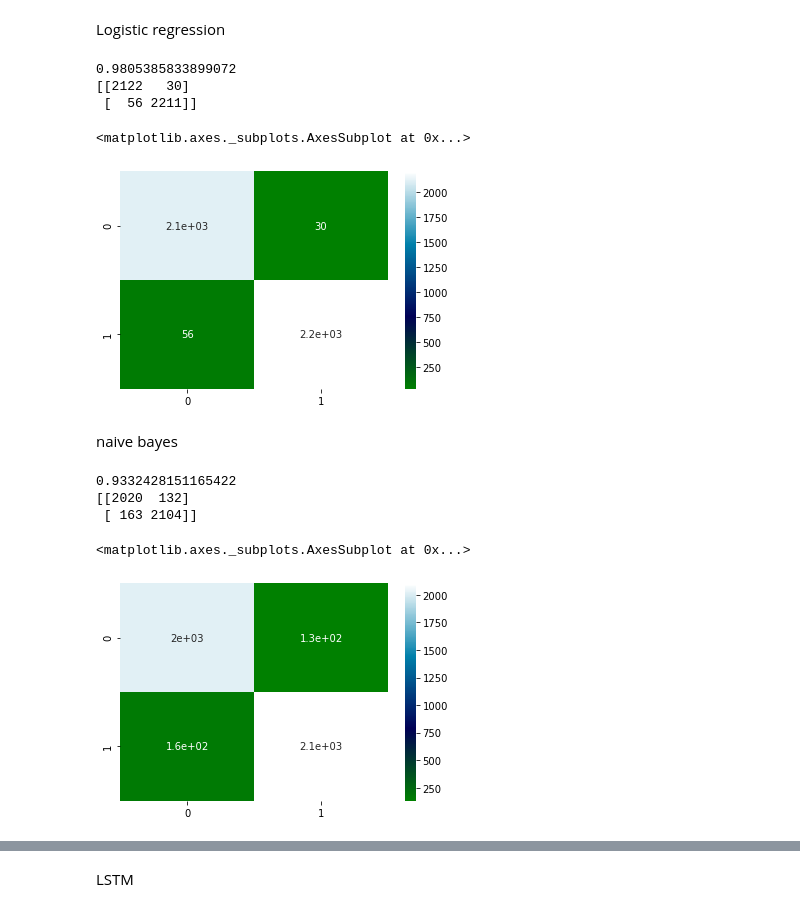
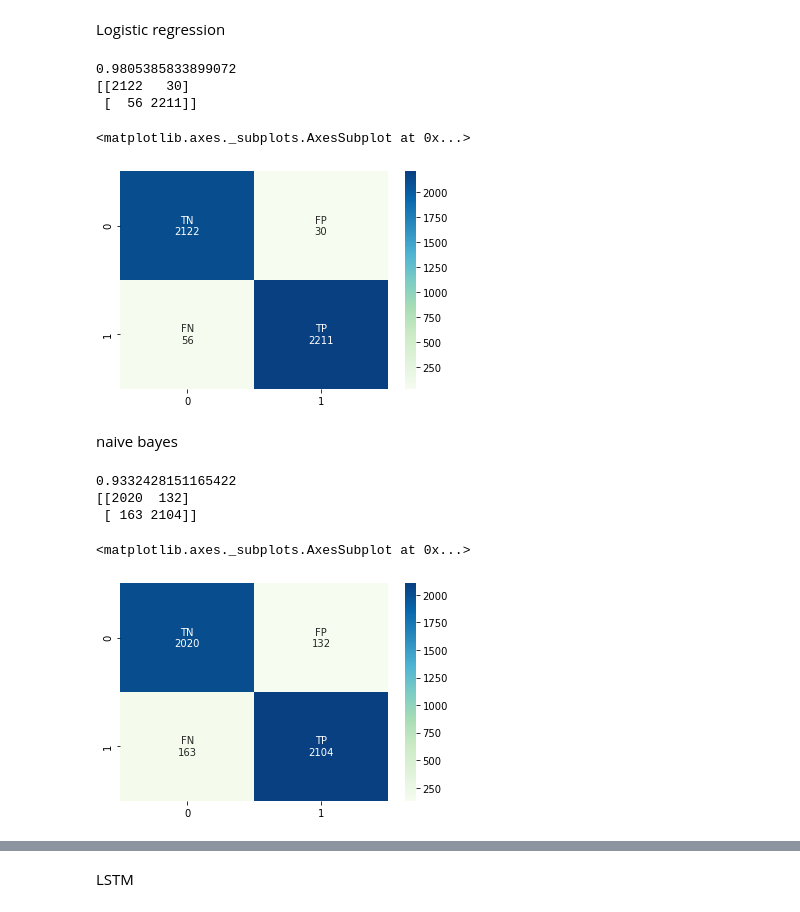
Before and after one commit to iasnobmatsu/COMP-562-Final-Project, a Jupyter notebook: models.ipynb, the cells around one changed output, grey strips where cells are left out. Cells and saved outputs as stored; diff of their text form; code cells hidden in the pictures.

```diff
--- a/models.ipynb
+++ b/models.ipynb
@@ -182,17 +204,23 @@ Logistic regression
 # %%
 lr = LogisticRegression()
 lr.fit(X_train, y_train)
 print(lr.score(X_test, y_test))
 lr_pred=lr.predict(X_test)
 lrcm=confusion_matrix(y_test,lr_pred)
 print(lrcm)
-sns.heatmap(lrcm, annot=True,cmap='ocean')
+
+# https://medium.com/@dtuk81/confusion-matrix-visualization-fc31e3f30fea
+group_names = ['TN','FP','FN','TP']
+group_counts = ['{0:0.0f}'.format(value) for value in lrcm.flatten()]
+labels = [f'{v1}\n{v2}' for v1, v2 in zip(group_names,group_counts)]
+labels = np.asarray(labels).reshape(2,2)
+sns.heatmap(lrcm, annot=labels, fmt='', cmap="GnBu")
 # %% [output]
 0.9805385833899072
 [[2122   30]
  [  56 2211]]
 <matplotlib.axes._subplots.AxesSubplot at 0x...>
-[figure, old version]
+[figure, new version]
 # %% [markdown]
 naive bayes
 # %%
@@ -203,10 +231,16 @@ nb_pred=nb.predict(X_test)
 print(nb.score(X_test, y_test))
 nb_cm=confusion_matrix(y_test,nb_pred)
 print(nb_cm)
-sns.heatmap(nb_cm, annot=True,cmap='ocean')
+
+# https://medium.com/@dtuk81/confusion-matrix-visualization-fc31e3f30fea
+group_names = ['TN','FP','FN','TP']
+group_counts = ['{0:0.0f}'.format(value) for value in nb_cm.flatten()]
+labels = [f'{v1}\n{v2}' for v1, v2 in zip(group_names,group_counts)]
+labels = np.asarray(labels).reshape(2,2)
+sns.heatmap(nb_cm, annot=labels, fmt='', cmap="GnBu")
 # %% [output]
 0.9332428151165422
 [[2020  132]
  [ 163 2104]]
 <matplotlib.axes._subplots.AxesSubplot at 0x...>
-[figure, old version]
+[figure, new version]
```
Also changed, not shown: parts of 8 cells of this notebook, 10 other files.
